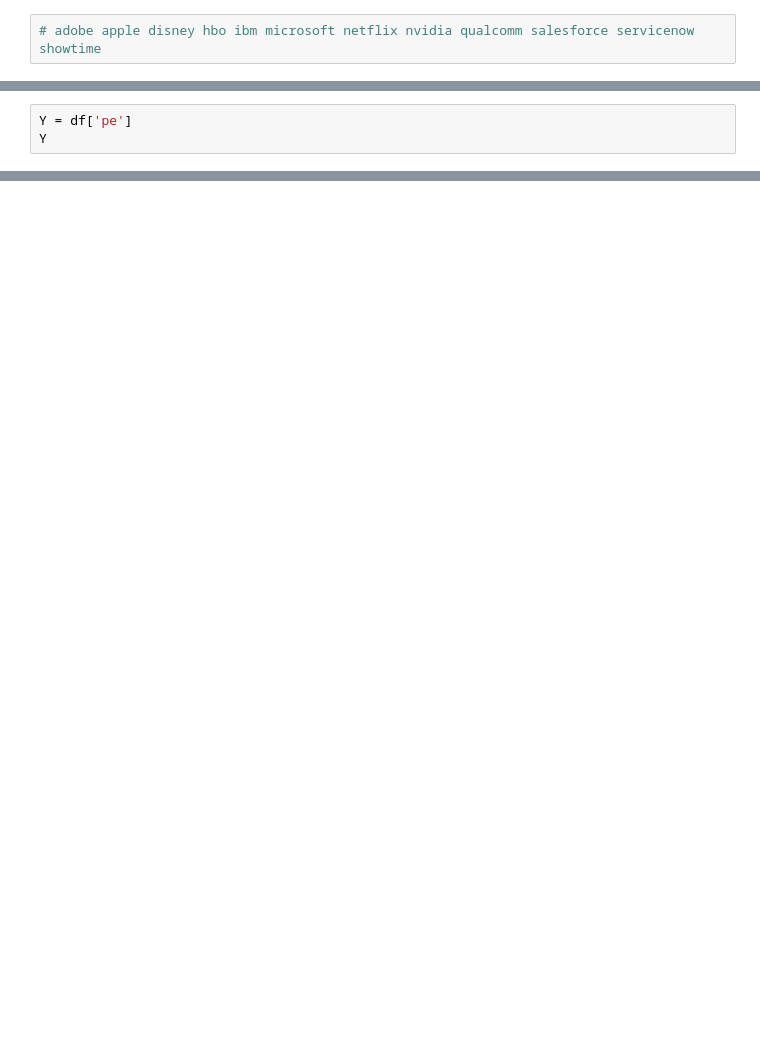
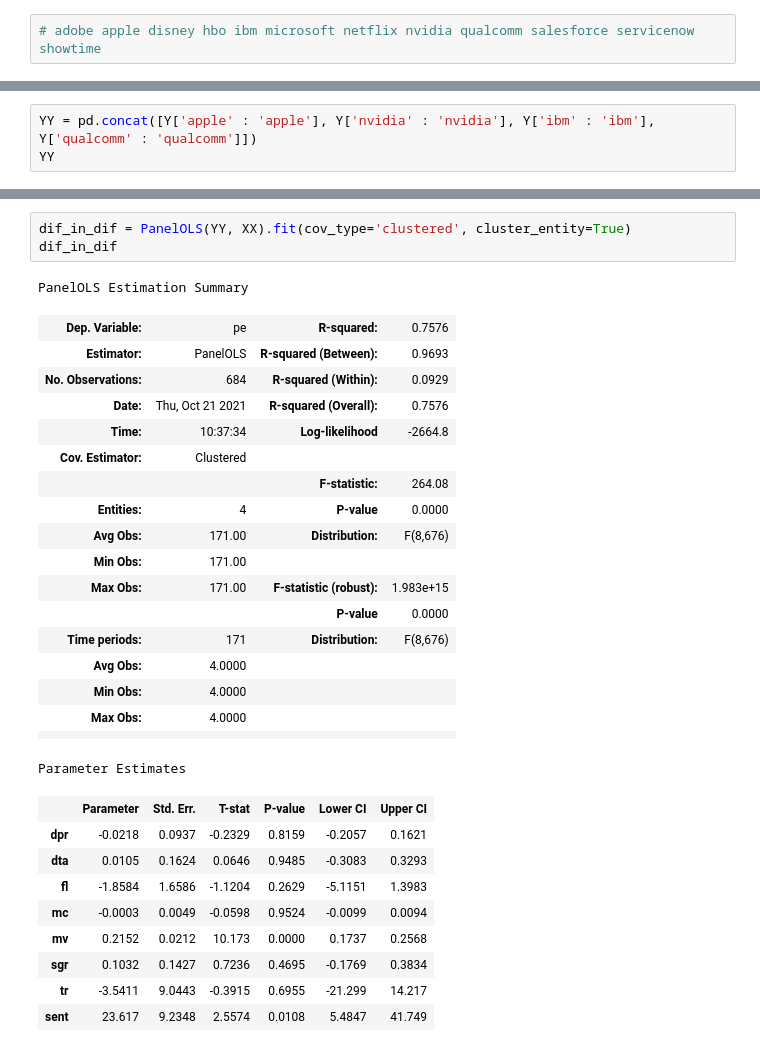
Before and after one commit to ai-dolaeva/DataPanel, a Jupyter notebook: PanelData.ipynb, the cells around one changed output, grey strips where cells are left out. Cells and saved outputs as stored; diff of their text form; blank space fills up the shorter version.

```diff
--- a/PanelData.ipynb
+++ b/PanelData.ipynb
@@ -76,3 +44,0 @@ df
-# %%
-Y = df['pe']
-Y
@@ -198,0 +92,3 @@ id: 0x7ff928b9b810
+# %%
+YY = pd.concat([Y['apple' : 'apple'], Y['nvidia' : 'nvidia'], Y['ibm' : 'ibm'], Y['qualcomm' : 'qualcomm']])
+YY
@@ -198,0 +113,32 @@ id: 0x7ff928b9b810
+# %%
+dif_in_dif = PanelOLS(YY, XX).fit(cov_type='clustered', cluster_entity=True)
+dif_in_dif
+# %% [output]
+PanelOLS Estimation Summary
+| Dep. Variable: | pe | R-squared: | 0.7576 |
+| Estimator: | PanelOLS | R-squared (Between): | 0.9693 |
+| No. Observations: | 684 | R-squared (Within): | 0.0929 |
+| Date: | Thu, Oct 21 2021 | R-squared (Overall): | 0.7576 |
+| Time: | 10:37:34 | Log-likelihood | -2664.8 |
+| Cov. Estimator: | Clustered |  |  |
+|  |  | F-statistic: | 264.08 |
+| Entities: | 4 | P-value | 0.0000 |
+| Avg Obs: | 171.00 | Distribution: | F(8,676) |
+| Min Obs: | 171.00 |  |  |
+| Max Obs: | 171.00 | F-statistic (robust): | 1.983e+15 |
+|  |  | P-value | 0.0000 |
+| Time periods: | 171 | Distribution: | F(8,676) |
+| Avg Obs: | 4.0000 |  |  |
+| Min Obs: | 4.0000 |  |  |
+| Max Obs: | 4.0000 |  |  |
+|  |  |  |  |
+Parameter Estimates
+|  | Parameter | Std. Err. | T-stat | P-value | Lower CI | Upper CI |
+| dpr | -0.0218 | 0.0937 | -0.2329 | 0.8159 | -0.2057 | 0.1621 |
+| dta | 0.0105 | 0.1624 | 0.0646 | 0.9485 | -0.3083 | 0.3293 |
+| fl | -1.8584 | 1.6586 | -1.1204 | 0.2629 | -5.1151 | 1.3983 |
+| mc | -0.0003 | 0.0049 | -0.0598 | 0.9524 | -0.0099 | 0.0094 |
+| mv | 0.2152 | 0.0212 | 10.173 | 0.0000 | 0.1737 | 0.2568 |
+| sgr | 0.1032 | 0.1427 | 0.7236 | 0.4695 | -0.1769 | 0.3834 |
+| tr | -3.5411 | 9.0443 | -0.3915 | 0.6955 | -21.299 | 14.217 |
+| sent | 23.617 | 9.2348 | 2.5574 | 0.0108 | 5.4847 | 41.749 |
```
Also changed, not shown: parts of 54 cells of this notebook.
